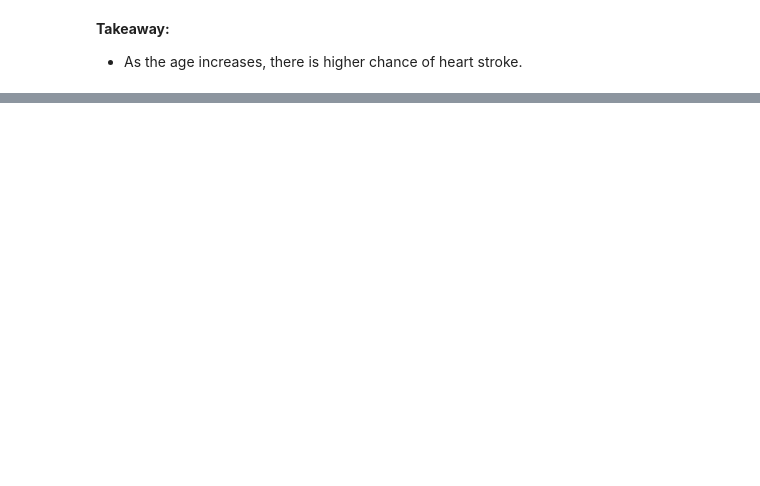
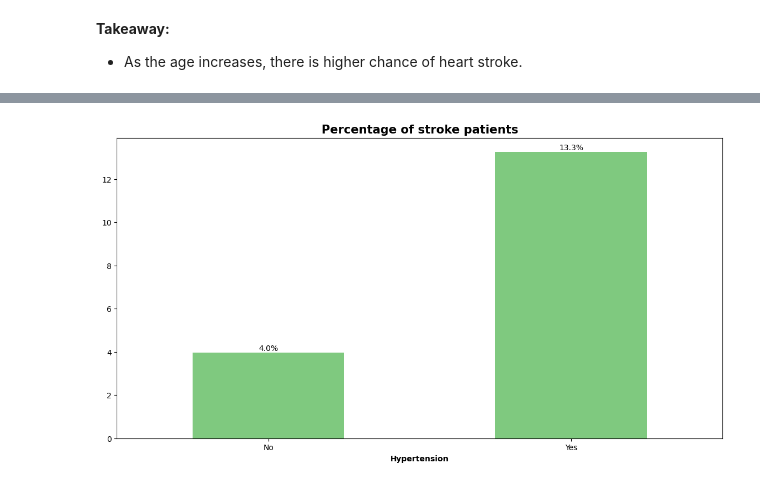
Before and after one commit to abhinandansamal/heart_stroke_prediction, a Jupyter notebook: notebooks/EDA_heart_stroke_prediction.ipynb, the cells around one changed output, grey strips where cells are left out. Drawn from its saved outputs; the diff is of its cells as text; code cells hidden in the pictures; blank space fills up the shorter version.

```diff
--- a/notebooks/EDA_heart_stroke_prediction.ipynb
+++ b/notebooks/EDA_heart_stroke_prediction.ipynb
@@ -531,0 +541,21 @@ plt.savefig("images/percentage_stroke_patients.png")
+# %%
+plt.subplots(figsize=(14, 7))
+
+(100*df2[df2["stroke"].isin([1])]["hypertension"].value_counts()/df2["hypertension"].value_counts()).plot(kind="bar",
+                                                                                                          stacked=True,
+                                                                                                          colormap="Accent")
+plt.title("Percentage of stroke patients", fontsize=15, fontweight = "bold")
+order1 = (100*df2[df2["stroke"].isin([1])]["hypertension"].value_counts()/df2["hypertension"].value_counts())
+for n in range(order1.shape[0]):
+    count = order1[n]
+    strt = '{:0.1f}%'.format(count)
+    plt.text(n, count+0.1, strt, ha='center')
+
+plt.xlabel("Hypertension", fontweight="bold")
+plt.xticks(ticks=[0,1], labels=["No", "Yes"], rotation=0)
+plt.show()
+
+# save plot
+# plt.savefig("images/hypertension_percent_stroke_patients.png")
+# %% [output]
+[figure, added]
```
Also changed, not shown: parts of 52 cells of this notebook, 18 other files.
